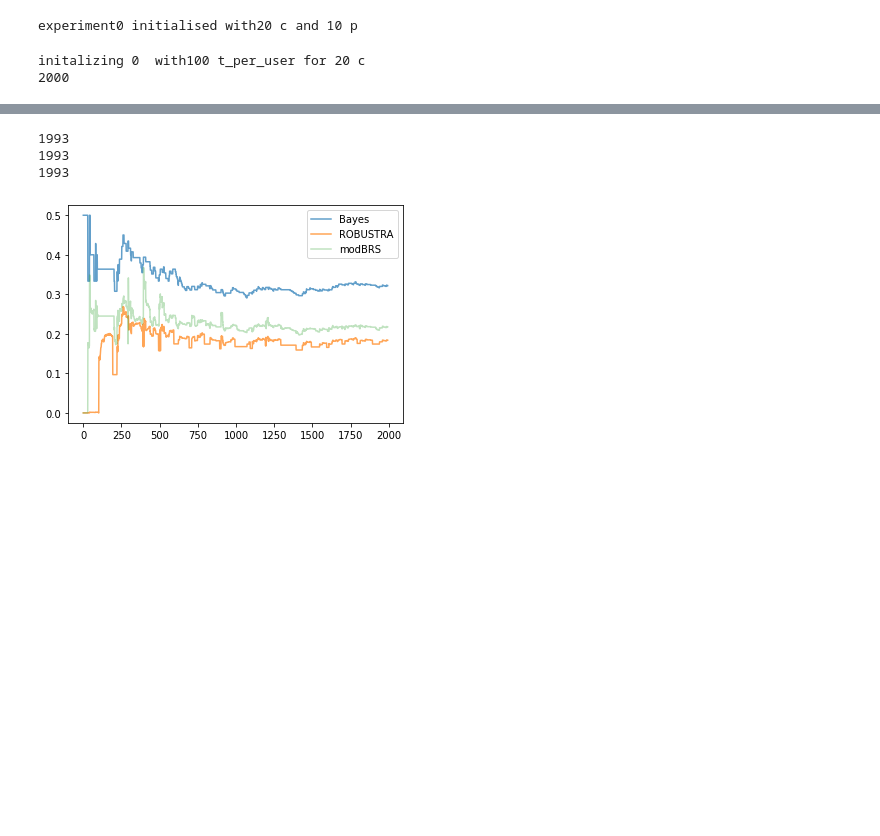
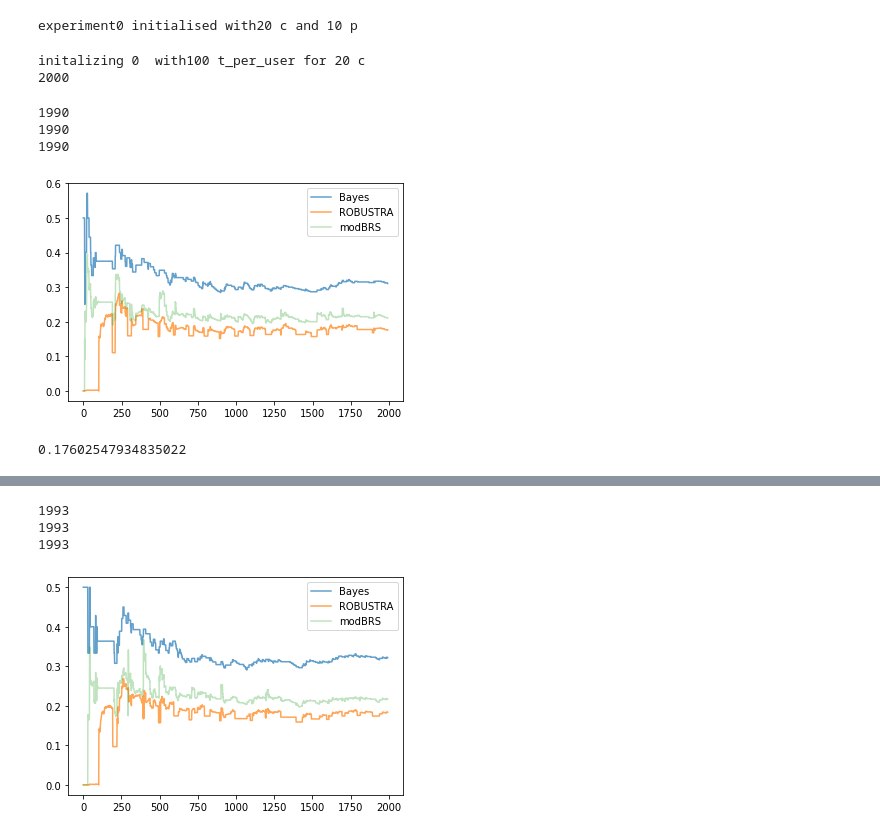
Before and after one commit to xahiru/robustra, a Jupyter notebook: agentbasedexp_cleansim2.ipynb, the cells around one changed output, grey strips where cells are left out. Saved outputs shown, nothing was run; the diff lists cells and outputs as text; code cells hidden in the pictures; blank space fills up the shorter version.

```diff
--- a/agentbasedexp_cleansim2.ipynb
+++ b/agentbasedexp_cleansim2.ipynb
@@ -610,29 +610,31 @@ class Experiment:
                     self.disagree(c, p2, int(fake_per_c*8/10))
 
 
-    def bad_mouthing(self, victim, consumerid, rating=0.001, targetc=103, n_consumers=1):
+    def bad_mouthing(self, victim, observers_id=[], n_fake_t=70, n_colluders=5, n_victims=5):
+        colluders = []
         p = self.producers[victim]
-        c = self.consumers[consumerid]
-        c2 = self.consumers[consumerid+1]
-        t = self.consumers[targetc]
-        for x in range(self.nfaket):
-            c.interact(p, rating)
-            p.interact(c, random.uniform(0, 1))
-            c2.interact(p, rating)
-            p.interact(c2, random.uniform(0, 1))
+        for i in range(n_colluders):
+            colluder_id = self.consumer_id_start_range+i
+            if not observers_id in observers_id:
+                colluders.append(self.consumers[colluder_id])
+        fake_per_c = int(n_fake_t/n_colluders)
+        for c in colluders:
+            self.disagree(c, p, int(fake_per_c * 9/10))
+            self.p_agree_c_disagree(c, p, int(fake_per_c*4/10))
 
-    def majority_descrimination(self, attacker, consumerid, rating=0.001, targetc=103, n_consumers=1):
+
+
+
+    def majority_descrimination(self, attacker, consumerid, n_consumers=1):
         p = self.producers[attacker]
         t = self.consumers[targetc]
         for _, c in self.consumers.items():
-            if c != t:
-                for x in range(self.nfaket):
-                    if c.id <= 104:
-                        c.interact(p, 1)
-                        p.interact(c, 1)
-                    else:
-                        c.interact(p, random.uniform(0, 0.5))
-                        p.interact(c, 0)
+            if c.id <= 104:
+                int(self.consumer_id_start_range+ (self.consumer_id_start_range1/10))
+
+            else:
+                c.interact(p, random.uniform(0, 0.5))
+                p.interact(c, 0)
 
 
     def minority_descrimination(self, attacker, consumerid, rating=0.001, targetc=103, n_consumers=1):
@@ -707,3 +710,14 @@ exp1.i_transactions([(101,204)], [(101,204)], True, 100)
 # %% [output]
 initalizing 0  with100 t_per_user for 20 c
 2000
+# %%
+exp1.plot(101,203)
+# %% [output]
+1990
+1990
+1990
+[figure, added]
+# %%
+exp1.get_rep(101, 203, reptype='rob', alpha=0.8, filter_threshold=0.5)
+# %% [output]
+0.17602547934835022
```
Also changed, not shown: parts of 6 cells of this notebook.
